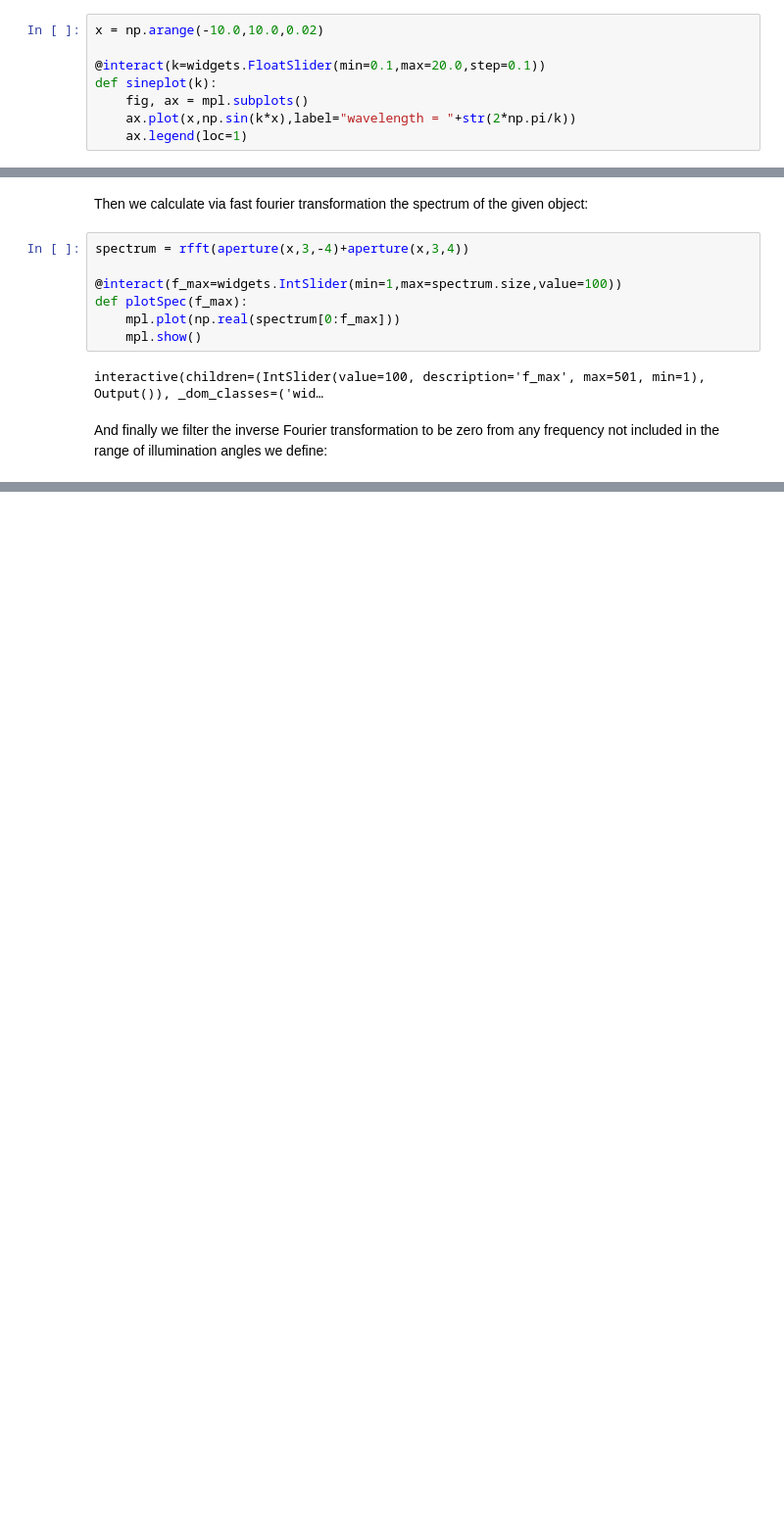
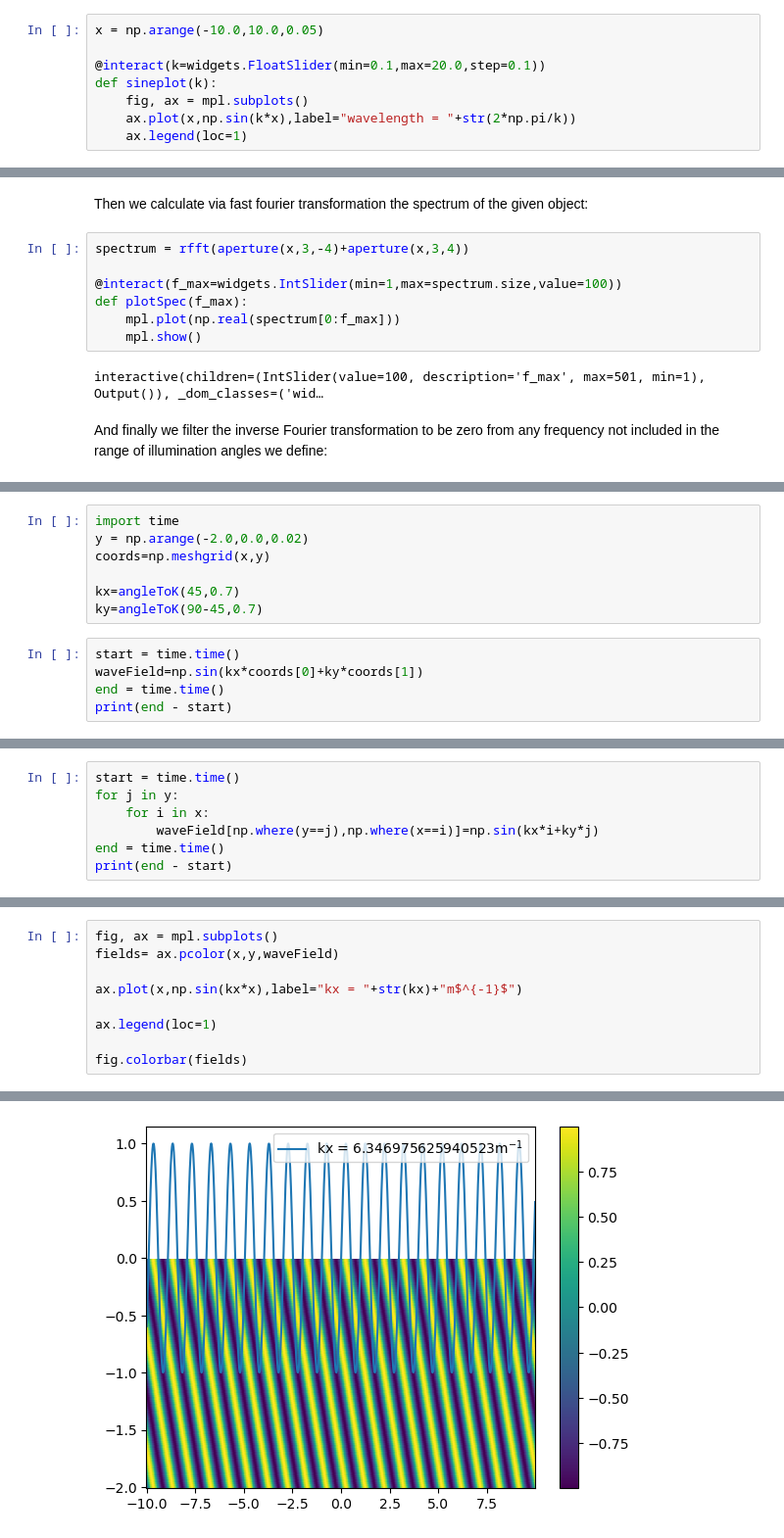
Before and after one commit to ThFeichtner/Nano-optics_course_JMUWue, a Jupyter notebook: Interactive far-field resolution.ipynb, the cells around one changed output, grey strips where cells are left out. Shown at 98% size. Drawn from its saved outputs; the diff is of its cells as text; blank space fills up the shorter version.

```diff
--- a/Interactive far-field resolution.ipynb
+++ b/Interactive far-field resolution.ipynb
@@ -19,7 +19,7 @@ We will work here without clear units, length will be given in plain numerics. T
 
 In the following a slider allows to change the k-vector and the corresponding wave with its wavelength are given interactively.
 # %%
-x = np.arange(-10.0,10.0,0.02)
+x = np.arange(-10.0,10.0,0.05)
 
 @interact(k=widgets.FloatSlider(min=0.1,max=20.0,step=0.1))
 def sineplot(k):
@@ -93,3 +92,15 @@ def farFieldNA(angle,wavelength):
     mpl.show()
 # %% [output]
 interactive(children=(FloatSlider(value=45.0, description='angle', max=90.0), FloatSlider(value=0.25, descript…
+# %%
+import time
+y = np.arange(-2.0,0.0,0.02)
+coords=np.meshgrid(x,y)
+
+kx=angleToK(45,0.7)
+ky=angleToK(90-45,0.7)
+# %%
+start = time.time()
+waveField=np.sin(kx*coords[0]+ky*coords[1])
+end = time.time()
+print(end - start)
@@ -95,0 +109,7 @@ interactive(children=(FloatSlider(value=45.0, description='angle', max=90.0), Fl
+# %%
+start = time.time()
+for j in y:
+    for i in x:
+        waveField[np.where(y==j),np.where(x==i)]=np.sin(kx*i+ky*j)
+end = time.time()
+print(end - start)
@@ -95,0 +118,10 @@ interactive(children=(FloatSlider(value=45.0, description='angle', max=90.0), Fl
+# %%
+fig, ax = mpl.subplots()
+fields= ax.pcolor(x,y,waveField)
+
+ax.plot(x,np.sin(kx*x),label="kx = "+str(kx)+"m$^{-1}$")
+
+ax.legend(loc=1)
+
+fig.colorbar(fields)
+# %% [output]
@@ -95,0 +129 @@ interactive(children=(FloatSlider(value=45.0, description='angle', max=90.0), Fl
+[figure, added]
```
Also changed, not shown: parts of 6 cells of this notebook.
